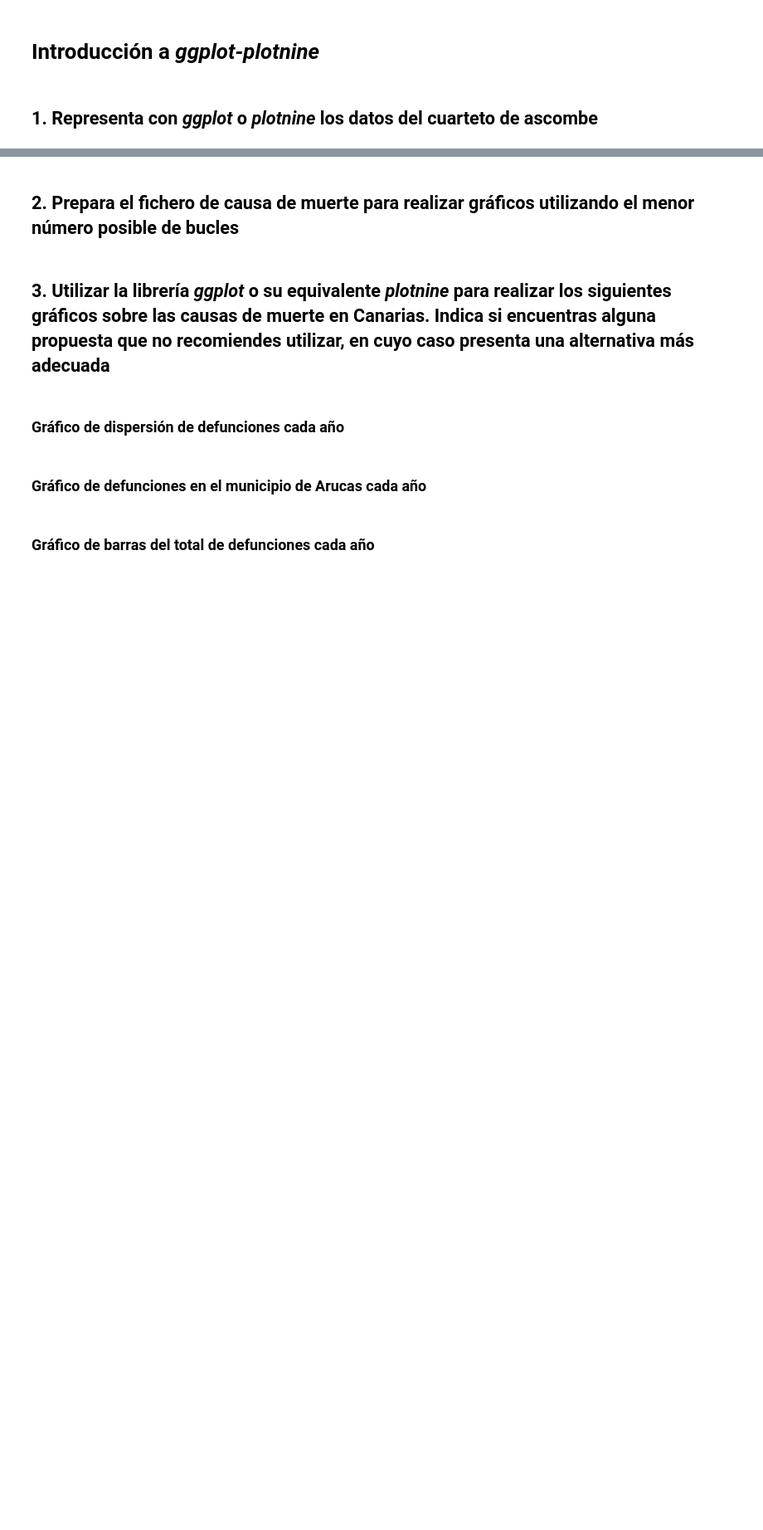
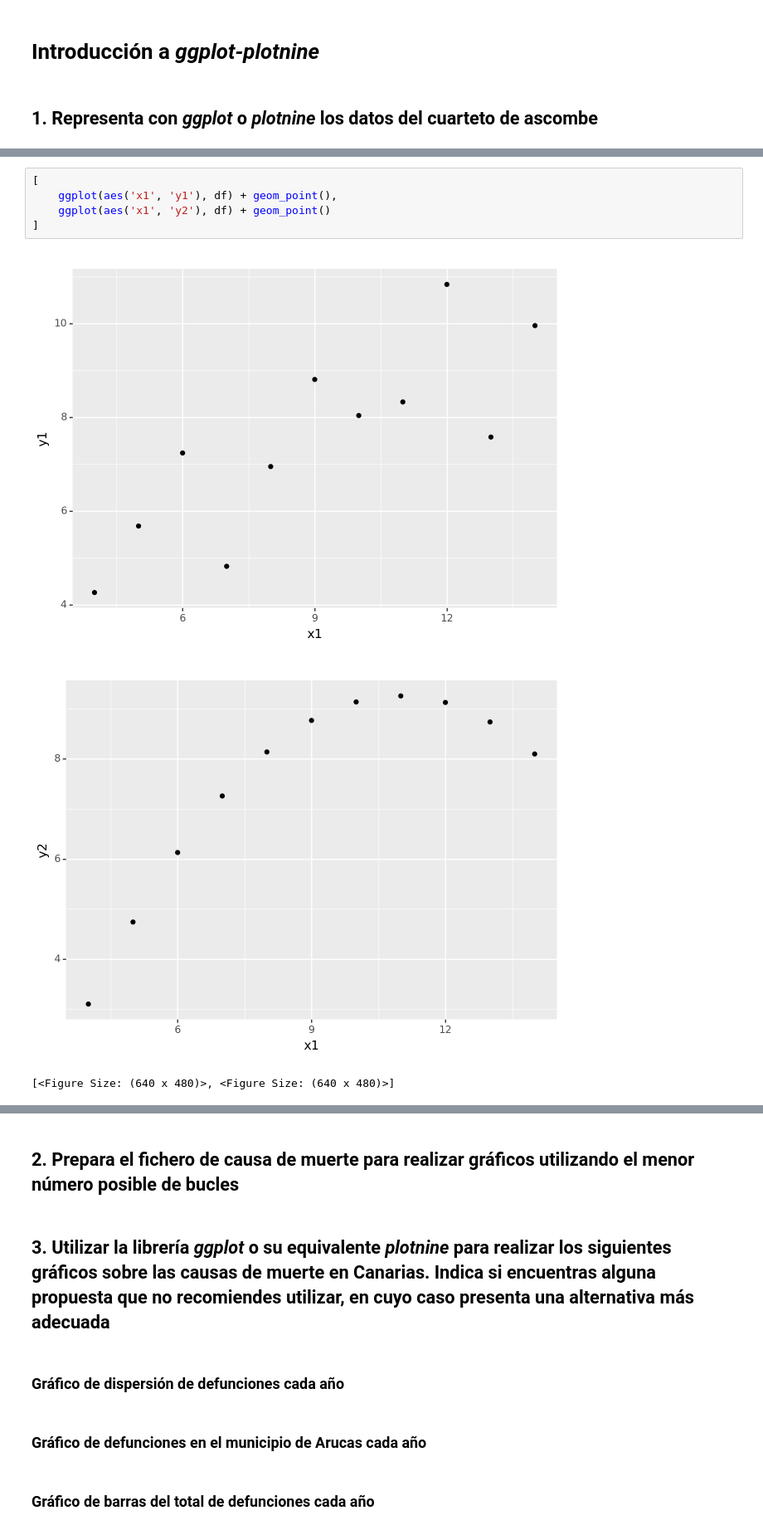
Before and after one commit to alu0101351773/VIS_practicas, a Jupyter notebook: src/jorge_cabrera_alu0101351773.ipynb, the cells around one changed output, grey strips where cells are left out. Shown: that part at 83% size. Cells and saved outputs as stored; diff of their text form; blank space fills up the shorter version.

```diff
--- a/src/jorge_cabrera_alu0101351773.ipynb
+++ b/src/jorge_cabrera_alu0101351773.ipynb
@@ -14 +14,10 @@ df = pd.read_csv('../data/anscombe.csv')
+# %%
+[
+    ggplot(aes('x1', 'y1'), df) + geom_point(),
+    ggplot(aes('x1', 'y2'), df) + geom_point()
+]
+# %% [output]
+[figure, added]
+[figure, added]
+[<Figure Size: (640 x 480)>, <Figure Size: (640 x 480)>]
 # %%
```
Also changed, not shown: parts of 3 cells of this notebook.
